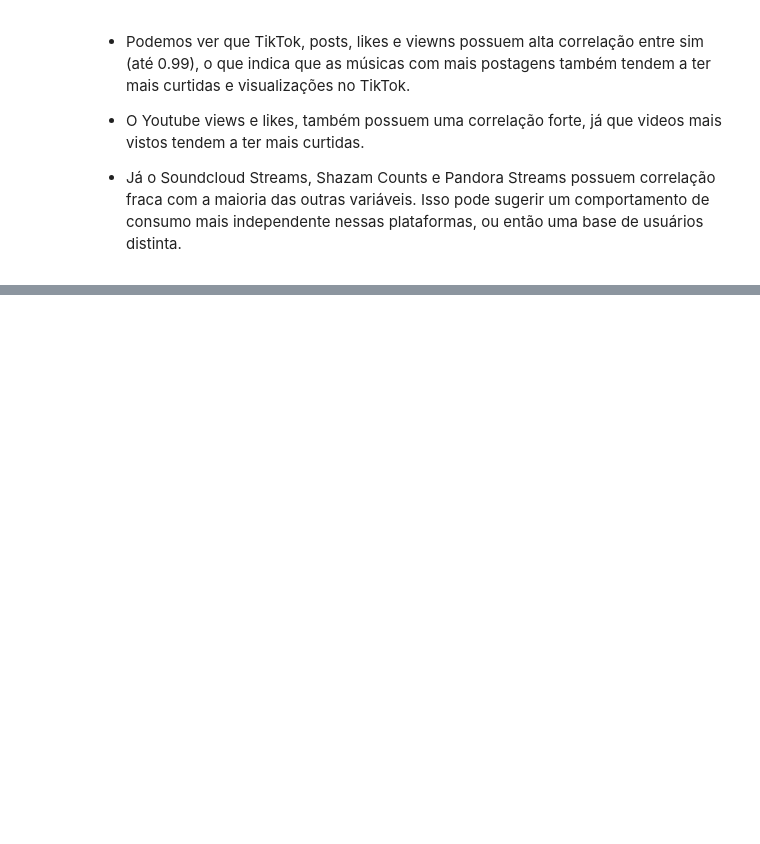
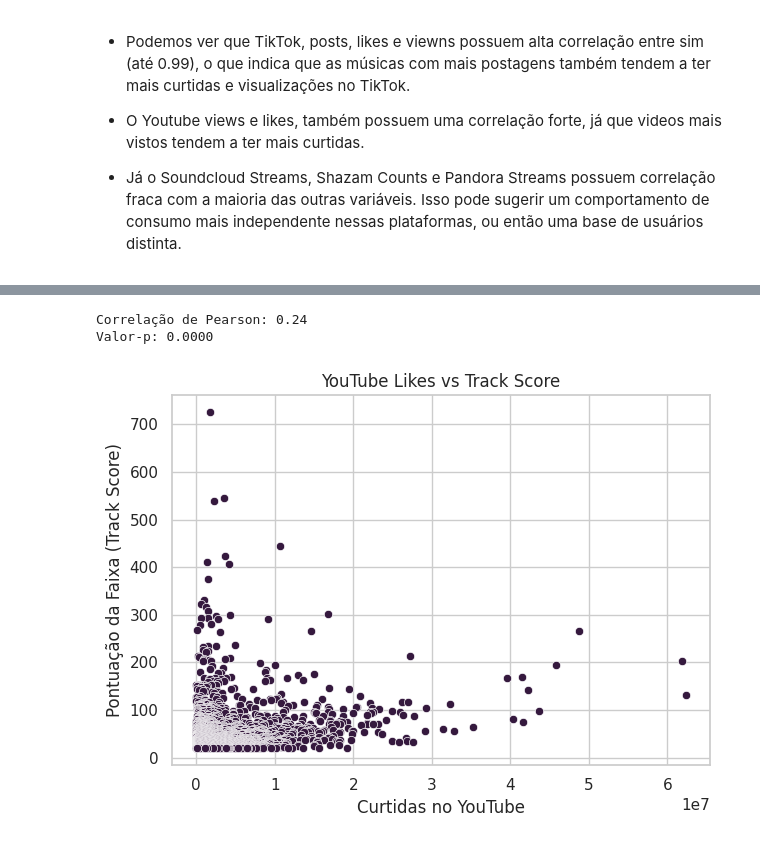
Before and after one commit to Hamashyach/AnaliseDados_projeto1, a Jupyter notebook: ProjetoMusicas.ipynb, the cells around one changed output, grey strips where cells are left out. Drawn from its saved outputs; the diff is of its cells as text; code cells hidden in the pictures; blank space fills up the shorter version.

```diff
--- a/ProjetoMusicas.ipynb
+++ b/ProjetoMusicas.ipynb
@@ -531,0 +580,25 @@ plt.tight_layout()
+# %%
+# Seleciona as variáveis
+x = df_limpo['YouTube Likes']
+y = df_limpo['Track Score']
+
+# Remove nulos
+df_corr2 = df_limpo[['YouTube Likes', 'Track Score']].dropna()
+
+# Correlação de Pearson
+corr2, p_valor2 = pearsonr(df_corr2['YouTube Likes'], df_corr2['Track Score'])
+
+print(f"Correlação de Pearson: {corr2:.2f}")
+print(f"Valor-p: {p_valor2:.4f}")
+
+# Gráfico de dispersão
+sns.scatterplot(data=df_corr2, x='YouTube Likes', y='Track Score')
+plt.title('YouTube Likes vs Track Score')
+plt.xlabel('Curtidas no YouTube')
+plt.ylabel('Pontuação da Faixa (Track Score)')
+plt.tight_layout()
+plt.show()
+# %% [output]
+Correlação de Pearson: 0.24
+Valor-p: 0.0000
+[figure, added]
```
Also changed, not shown: parts of 22 cells of this notebook.
